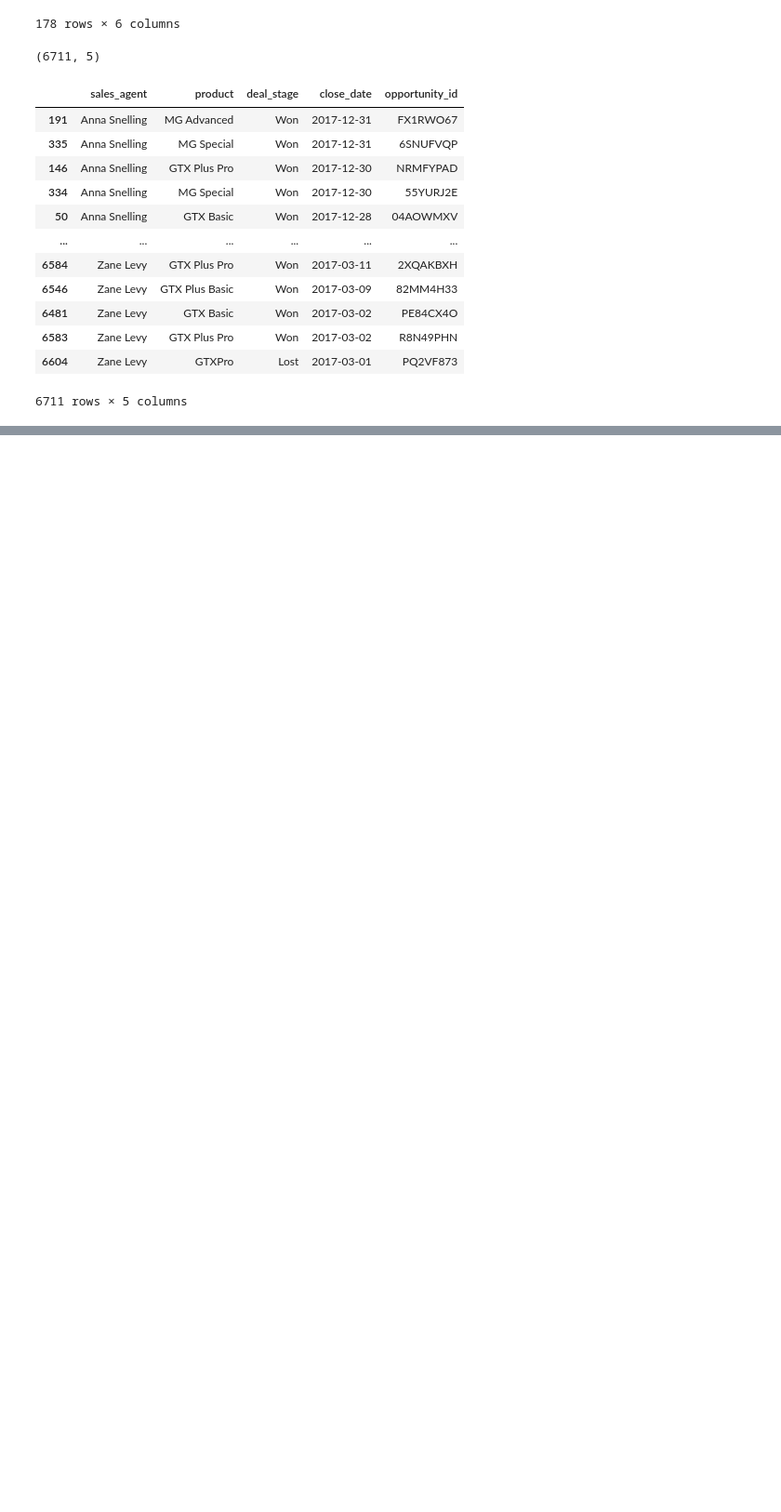
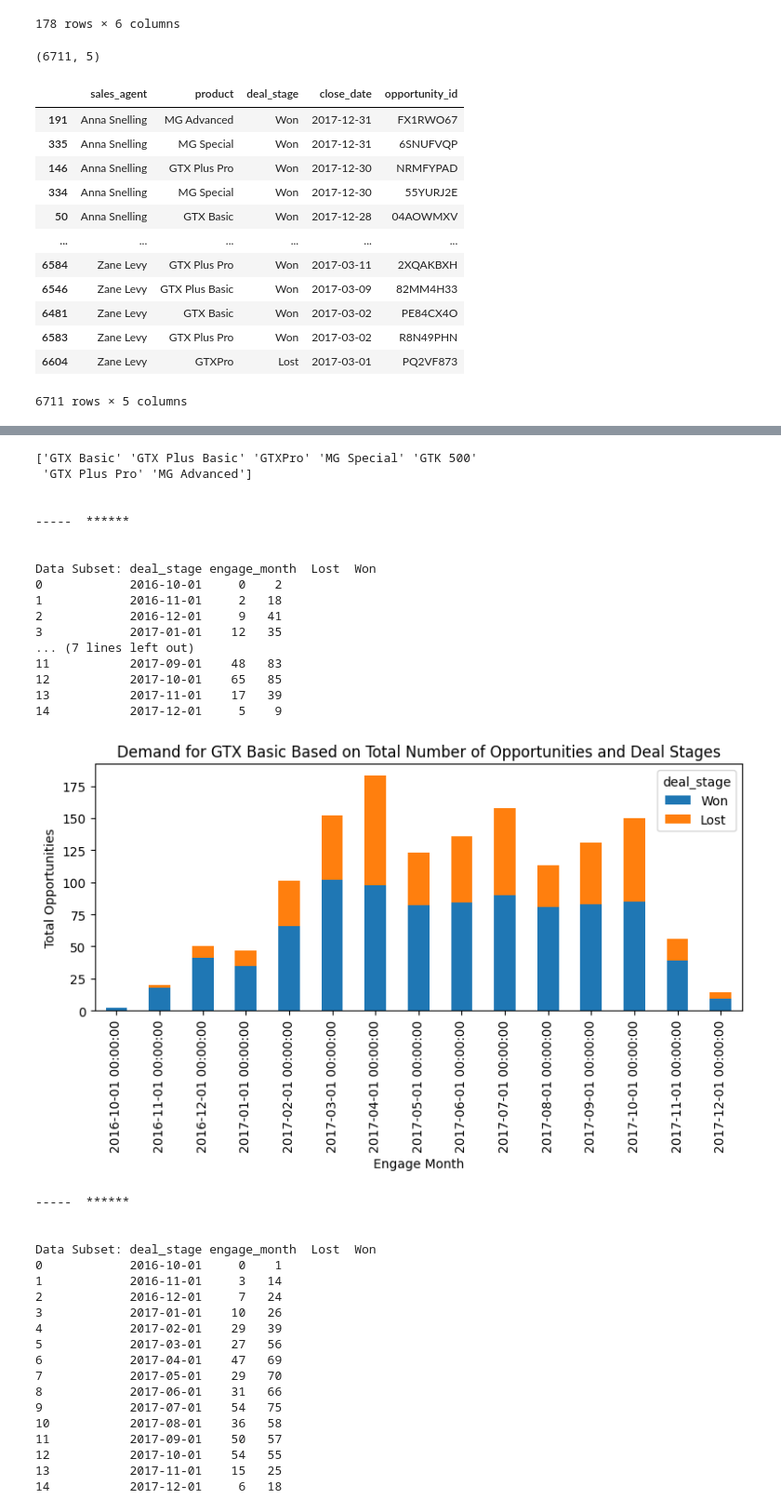
Before and after one commit to SuyogPatgave/Python_Codes-Projects, a Jupyter notebook: CRM_Project.ipynb, the cells around one changed output, grey strips where cells are left out. Shown at 93% size. Saved outputs shown, nothing was run; the diff lists cells and outputs as text; code cells hidden in the pictures; blank space fills up the shorter version.

```diff
--- a/CRM_Project.ipynb
+++ b/CRM_Project.ipynb
@@ -1375,0 +1468,14 @@ f, ax = plt.subplots(figsize=(10, 15))
+# %%
+
+pivot_resulth1 = resulth1.pivot_table(
+    index=["engage_month", "product"],
+    columns="deal_stage",
+    values="total_opportunities",
+    aggfunc="sum",
+    fill_value=0
+).reset_index()
+
+resulth1['engage_month'] = pd.to_datetime(resulth1['engage_month'], format='%m-%Y')
+
+print(pivot_resulth1.dtypes)
+pivot_resulth1
@@ -1375,0 +1502,63 @@ f, ax = plt.subplots(figsize=(10, 15))
+# %%
+products = pivot_resulth1["product"].unique()
+print(products)
+
+for product in products:
+    figure_resulth1 = pivot_resulth1[pivot_resulth1["product"] == product].set_index("engage_month").reset_index()
+    #print(sub_df)
+    #sub_df[sub_df.columns.drop("product")]
+
+    figure_resulth2 = figure_resulth1[figure_resulth1.columns.drop("product")]
+    print(f"\n\n-----  ****** \n\n\nData Subset: {figure_resulth2}")
+   # figure_resulth2 = figure_resulth2.sort_values(by= 'engage_month', ascending=True)
+
+    figure_resulth2.plot(
+        x= "engage_month",
+        y=['Won', 'Lost'],
+        kind="bar",
+        stacked=True,
+        figsize=(8,5)
+    )
+    plt.title(f"Demand for {product} Based on Total Number of Opportunities and Deal Stages")
+    plt.xlabel("Engage Month")
+    plt.ylabel("Total Opportunities")
+    plt.tight_layout()
+    plt.show()
+# %% [output]
+['GTX Basic' 'GTX Plus Basic' 'GTXPro' 'MG Special' 'GTK 500'
+ 'GTX Plus Pro' 'MG Advanced']
+
+
+-----  ******
+
+
+Data Subset: deal_stage engage_month  Lost  Won
+0            2016-10-01     0    2
+1            2016-11-01     2   18
+2            2016-12-01     9   41
+3            2017-01-01    12   35
+... (7 lines left out)
+11           2017-09-01    48   83
+12           2017-10-01    65   85
+13           2017-11-01    17   39
+14           2017-12-01     5    9
+[figure, added]
+-----  ******
+
+
+Data Subset: deal_stage engage_month  Lost  Won
+0            2016-10-01     0    1
+1            2016-11-01     3   14
+2            2016-12-01     7   24
+3            2017-01-01    10   26
+4            2017-02-01    29   39
+5            2017-03-01    27   56
+6            2017-04-01    47   69
+7            2017-05-01    29   70
+8            2017-06-01    31   66
+9            2017-07-01    54   75
+10           2017-08-01    36   58
+11           2017-09-01    50   57
+12           2017-10-01    54   55
+13           2017-11-01    15   25
+14           2017-12-01     6   18
```
Also changed, not shown: parts of 10 cells of this notebook.
